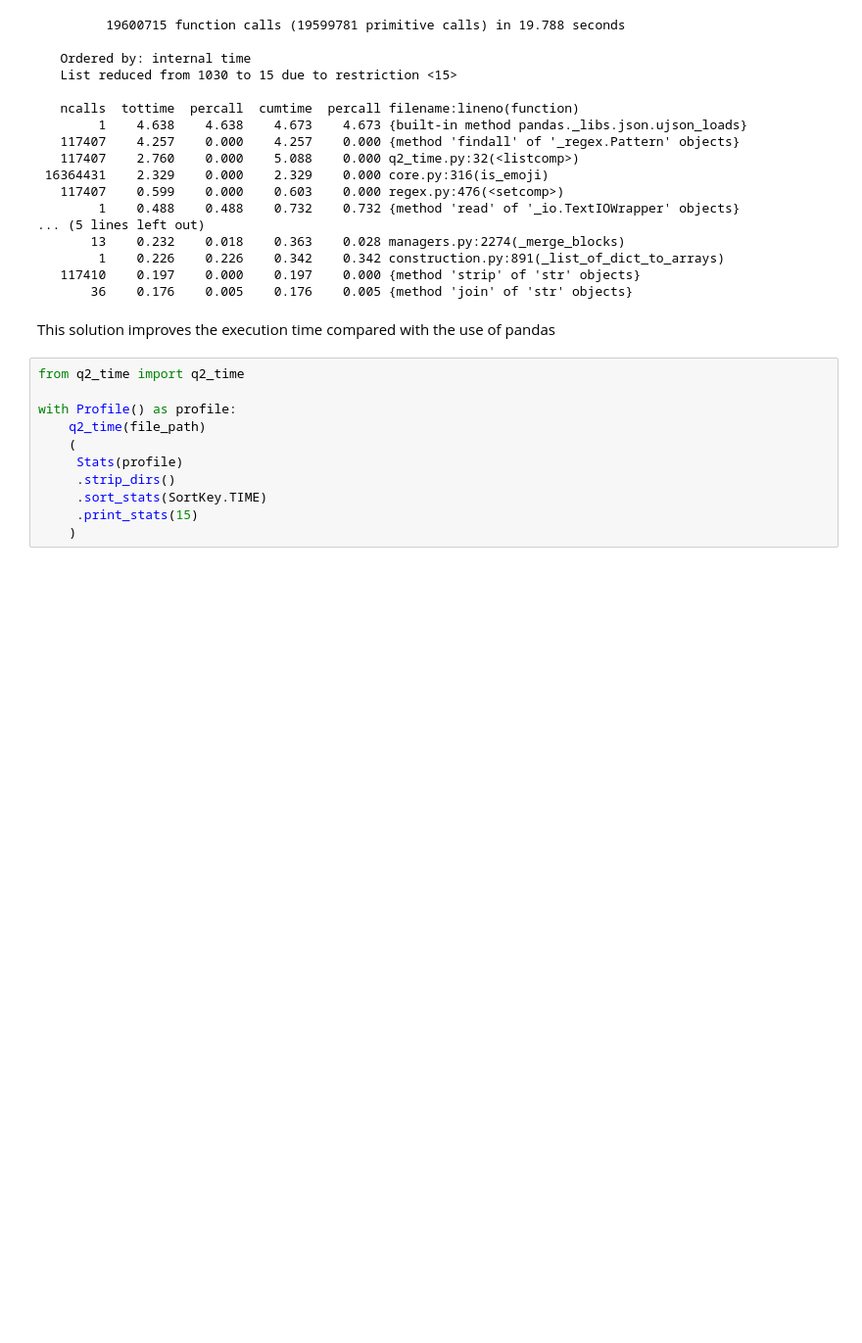
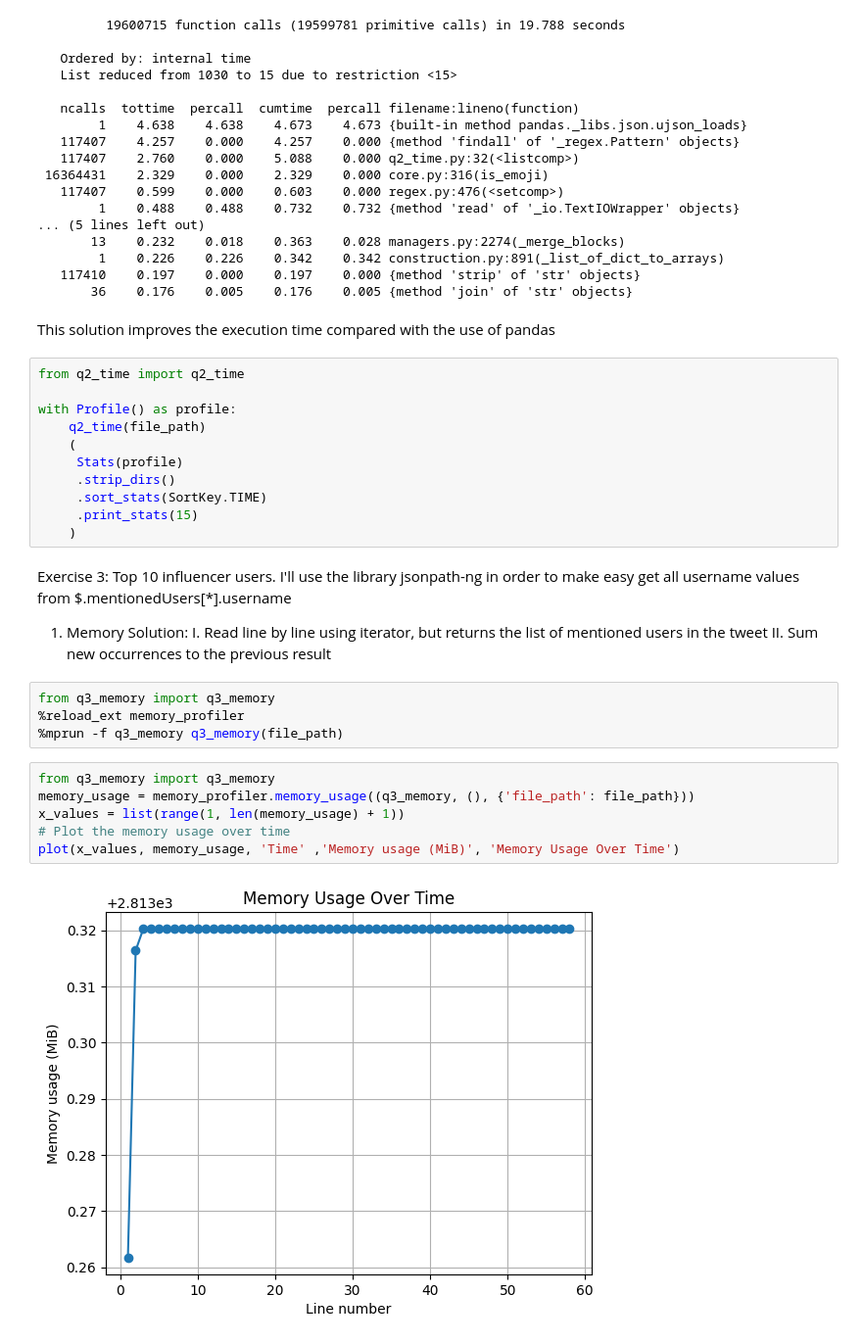
Before and after one commit to themarcoszone/latam_challenge, a Jupyter notebook: src/challenge.ipynb, the cells around one changed output. Shown at 98% size. Drawn from its saved outputs; the diff is of its cells as text; blank space fills up the shorter version.

Commit message:
Solved exercise 3. Still searching improvements on time execution

```diff
--- a/src/challenge.ipynb
+++ b/src/challenge.ipynb
@@ -119,3 +184,20 @@ with Profile() as profile:
      .sort_stats(SortKey.TIME)
      .print_stats(15)
     )
+# %% [markdown]
+Exercise 3: Top 10 influencer users. I'll use the library jsonpath-ng in order to make easy get all username values from $.mentionedUsers[*].username
+1. Memory Solution:
+I.  Read line by line using iterator, but returns the list of mentioned users in the tweet
+II. Sum new occurrences to the previous result
+# %%
+from q3_memory import q3_memory
+%reload_ext memory_profiler
+%mprun -f q3_memory q3_memory(file_path)
+# %%
+from q3_memory import q3_memory
+memory_usage = memory_profiler.memory_usage((q3_memory, (), {'file_path': file_path}))
+x_values = list(range(1, len(memory_usage) + 1))
+# Plot the memory usage over time
+plot(x_values, memory_usage, 'Time' ,'Memory usage (MiB)', 'Memory Usage Over Time')
+# %% [output]
+[figure, added]
```
Also changed, not shown: parts of 12 cells of this notebook, 3 other files.
